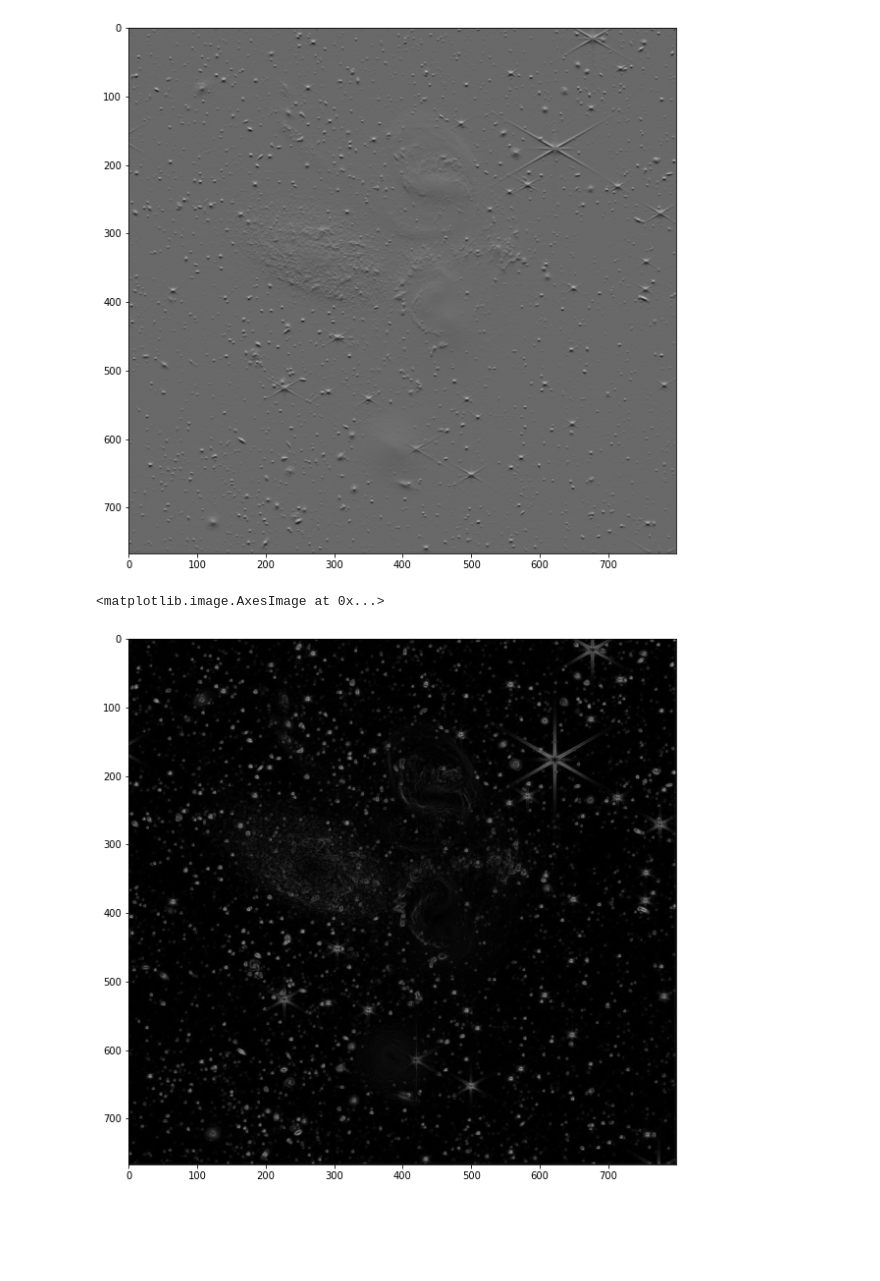
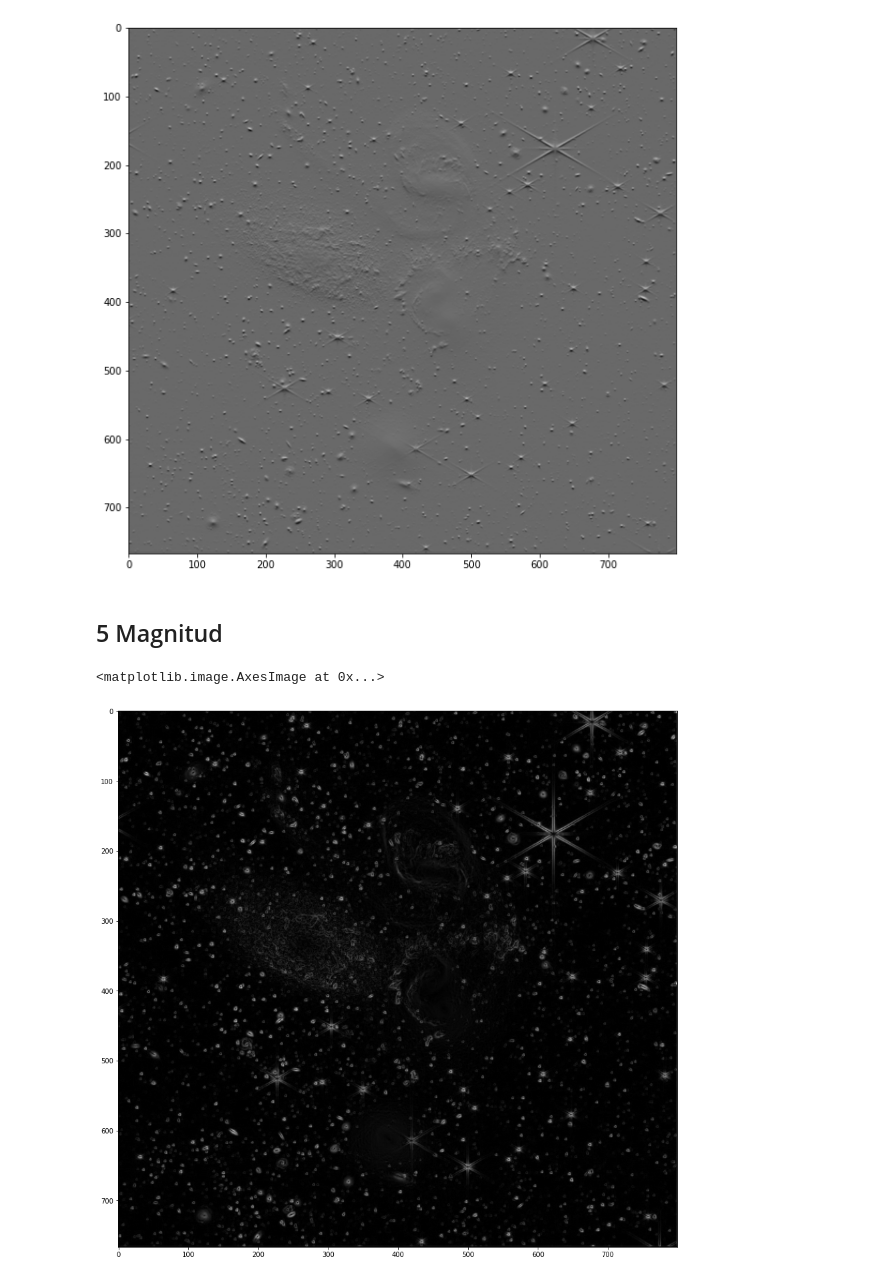
Before and after one commit to dennis-ciancoders/text_minning_and_image_recognition, a Jupyter notebook: clase_220727/clase_220727.ipynb, the cells around one changed output. Cells and saved outputs as stored; diff of their text form; code cells hidden in the pictures; blank space fills up the shorter version.

```diff
--- a/clase_220727/clase_220727.ipynb
+++ b/clase_220727/clase_220727.ipynb
@@ -89,6 +90,8 @@ plt.imshow(img_derivada_y, cmap='gray')
 # %% [output]
 <matplotlib.image.AxesImage at 0x...>
 [figure]
+# %% [markdown]
+## 5 Magnitud
 # %%
 def magnitud(dx, dy):
     alto = dx.shape[0]
@@ -103,8 +106,8 @@ def magnitud(dx, dy):
 # %%
 magnitud_img = magnitud(img_derivada_x, img_derivada_y)
 
-plt.figure(figsize=(10, 10))
+plt.figure(figsize=(15, 15))
 plt.imshow(magnitud_img, cmap='gray')
 # %% [output]
 <matplotlib.image.AxesImage at 0x...>
-[figure, old version]
+[figure, new version]
```
Also changed, not shown: parts of 4 cells of this notebook.
